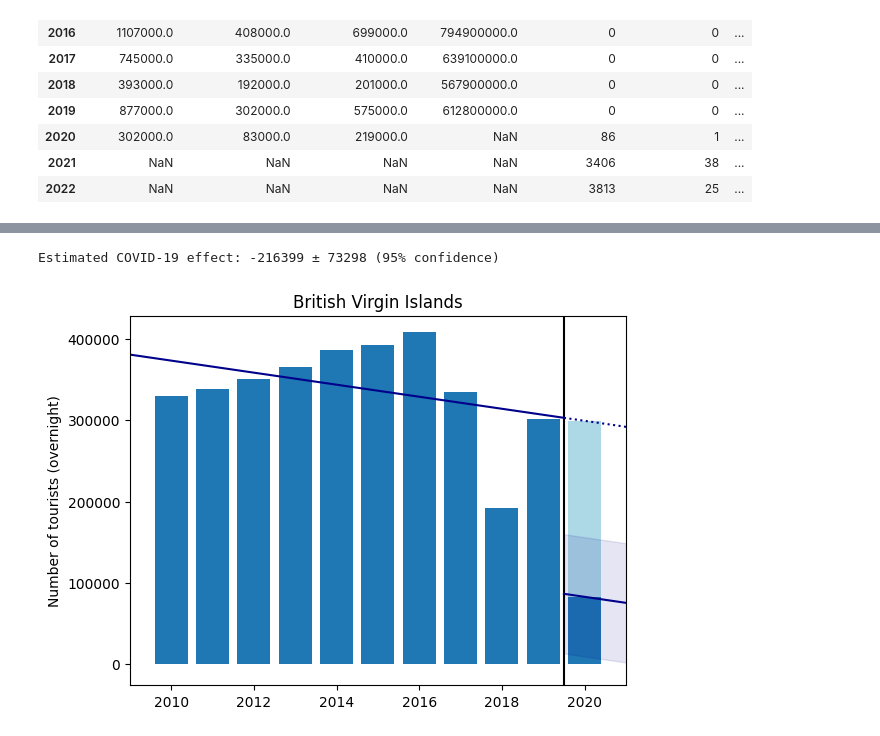
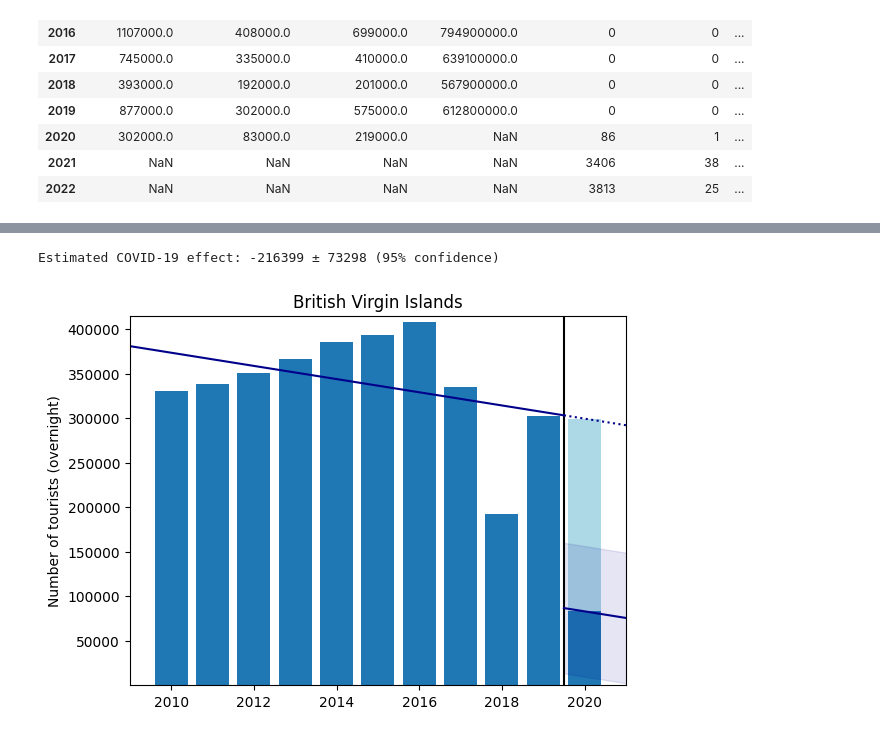
Before and after one commit to andreiui/csec491, a Jupyter notebook: code/analysis/british_virgin_islands/main.ipynb, the cells around one changed output, grey strips where cells are left out. Cells and saved outputs as stored; diff of their text form; code cells hidden in the pictures.

```diff
--- a/code/analysis/british_virgin_islands/main.ipynb
+++ b/code/analysis/british_virgin_islands/main.ipynb
@@ -79,25 +79,26 @@ strong multicollinearity or other numerical problems.
 # %%
 # Set up plot
 plt.title('British Virgin Islands')
 plt.ylabel('Number of tourists (overnight)')
 plt.xlim(2009, 2021)
+plt.ylim(1, 4.15 * 10**5)
 y_name = 'inbtou_volume_ov'
 
 # Filter out NaN data
 _df = pd.DataFrame(df).loc[df[y_name].notna()]
 
 # Generate difference-in-differences plot
 effect, stderr = common.gen_did_plot(_df, y_name)
 print(f"Estimated COVID-19 effect: {int(effect)} ± {int(stderr)} (95% confidence)")
 
 # Render plot
 plt.show()
 
 # Run OLS regression
 common.run_covid19_regression(_df, y_name, log_level=True)
 # %% [output]
 Estimated COVID-19 effect: -216399 ± 73298 (95% confidence)
-[figure, old version]
+[figure, new version]
                              OLS Regression Results
 ================================================================================
 Dep. Variable:     log_inbtou_volume_ov   R-squared:                       0.839
```
Also changed, not shown: parts of 3 cells of this notebook.
